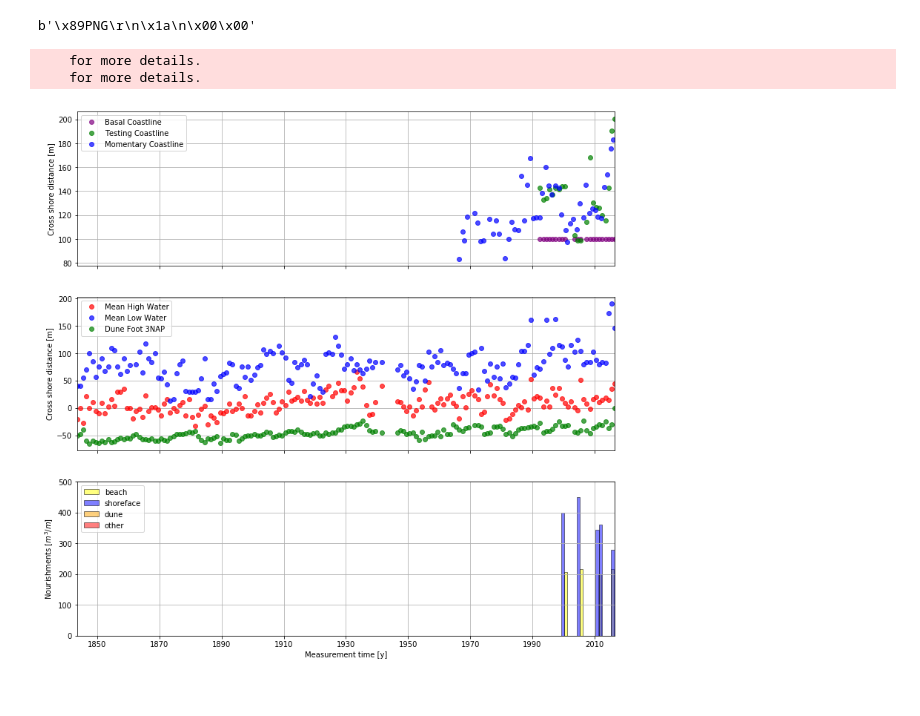
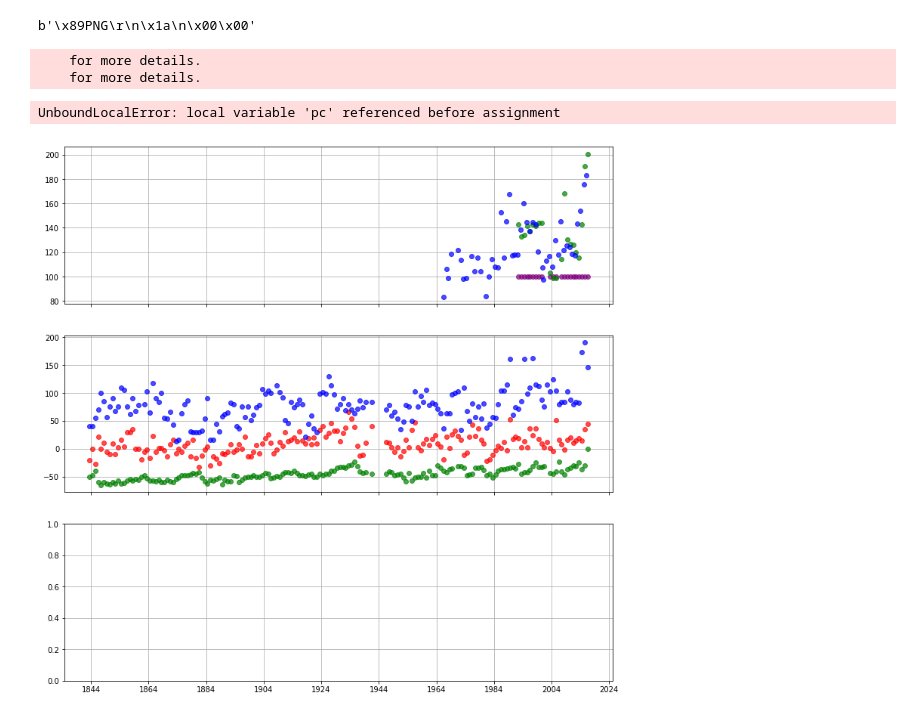
Before and after one commit to Deltares-research/coastviewer, a Jupyter notebook: notebooks/plots.ipynb, the cells around one changed output. Saved outputs shown, nothing was run; the diff lists cells and outputs as text; code cells hidden in the pictures.

```diff
--- a/notebooks/plots.ipynb
+++ b/notebooks/plots.ipynb
@@ -234,6 +234,8 @@ def get_nourishment_grid_df(id=7003900):
         time_units = ds.variables['time'].units
         time_start_units = ds.variables['time_start'].units
         time_end_units = ds.variables['time_start'].units # time_end had a bug
+    data["time_num_start"][np.isnan(data["time_num_start"])]=0
+    data["time_num_end"][np.isnan(data["time_num_end"])]=0
     data["time_start"] = netCDF4.num2date(data["time_num_start"], time_start_units)
     data["time_end"] = netCDF4.num2date(data["time_num_end"], time_end_units)
     data['time'] = netCDF4.num2date(data['t'], time_units)
@@ -374,6 +376,8 @@ def indicators(transect,mkl,bkltkltnd,mean_water,dune_foot,nourishment):
     n_y = nourishment.drop('time', axis=1) #[volume_beach,volume_shoreface,volume_dune,volume_other,time_start_beach,time_start_shoreface,time_start_dune,time_start_other,time_end_beach,time_end_shoreface,time_end_dune,time_end_other]
 
     fig, ax = plt.subplots(3, figsize=(13, 13), sharex=True)
+
+    if n_y[volume_beach,volume_shoreface,volume_dune,volume_other]
     #ax[0].set_title('Coastal Indicators')
     ax[0].plot(bkltkltnd_t, bkl_y,'o',color='purple',alpha=0.7,label='Basal Coastline')
     ax[0].hold(True)
@@ -385,7 +389,20 @@ def indicators(transect,mkl,bkltkltnd,mean_water,dune_foot,nourishment):
     ax[1].grid(True)
     ax[1].plot(mw_t, mlw_y,'bo',alpha=0.7,label='Mean Low Water')
     ax[1].plot(df_t, df3_y,'go',alpha=0.7, label='Dune Foot 3NAP')
-    #ax[1].plot(df_t, dfu_y,'o',alpha=0.7, label='Dune Foot MKL')
+
+    # set the x,y axis
+    ax[0].set_xlim(np.min(mw_t), np.max(mw_t))
+    ax[1].set_xlim(np.min(mw_t), np.max(mw_t))
+
+    # set axis labels
+    ax[0].set_ylabel('Cross shore distance [m]')
+    ax[1].set_ylabel('Cross shore distance [m]')
+
+    # set legend
+    ax[0].legend(loc='upper left')
+    ax[1].legend(loc='upper left')
+
+
     ax[2].grid(True)
     color=['yellow','blue','orange','red']
     lab=['beach', 'shoreface','dune','other']
@@ -401,21 +418,15 @@ def indicators(transect,mkl,bkltkltnd,mean_water,dune_foot,nourishment):
             pc = matplotlib.collections.PatchCollection(box,facecolor=cc, edgecolor='black', alpha=0.5)
         ax[2].add_collection(pc)
 
-    # set the x,y axis
-    ax[0].set_xlim(np.min(mw_t), np.max(mw_t))
-    ax[1].set_xlim(np.min(mw_t), np.max(mw_t))
+
     ax[2].set_xlim(np.min(mw_t), np.max(mw_t))
     ax[2].set_ylim(0, np.max(np.max(n_y))+50)
 
-    # set axis labels
-    ax[0].set_ylabel('Cross shore distance [m]')
-    ax[1].set_ylabel('Cross shore distance [m]')
+
     ax[2].set_ylabel('Nourishments [$m^3/m$]')
     ax[2].set_xlabel('Measurement time [y]')
 
-    # set legend
-    ax[0].legend(loc='upper left')
-    ax[1].legend(loc='upper left')
+
     ax[2].legend(tuple([bb[0] for bb in boxes]),tuple(lab),loc='upper left')
 
     date_locator = matplotlib.dates.AutoDateLocator()
@@ -424,18 +435,19 @@ def indicators(transect,mkl,bkltkltnd,mean_water,dune_foot,nourishment):
 # %%
 mean_water_df = get_mean_water_df()
 mkl_df = get_mkl_df()
 bkltkltnd_df = get_bkltkltnd_df()
 df_df = get_dune_foot_df()
 transect_data = get_transect_data()
 nourishment_df = get_nourishment_df()
-nourishment_grid_df = get_nourishment_grid_df()
+nourishment_grid_df = get_nourishment_grid_df(id=4001240)
 fig, ax = indicators(transect=transect_data,
                      mkl=mkl_df,
                      bkltkltnd=bkltkltnd_df,
                      mean_water=mean_water_df,
                      dune_foot=df_df,
                      nourishment=nourishment_grid_df)
 # %% [output]
     for more details.
     for more details.
+UnboundLocalError: local variable 'pc' referenced before assignment
-[figure, old version]
+[figure, new version]
```
Also changed, not shown: parts of 3 cells of this notebook.
